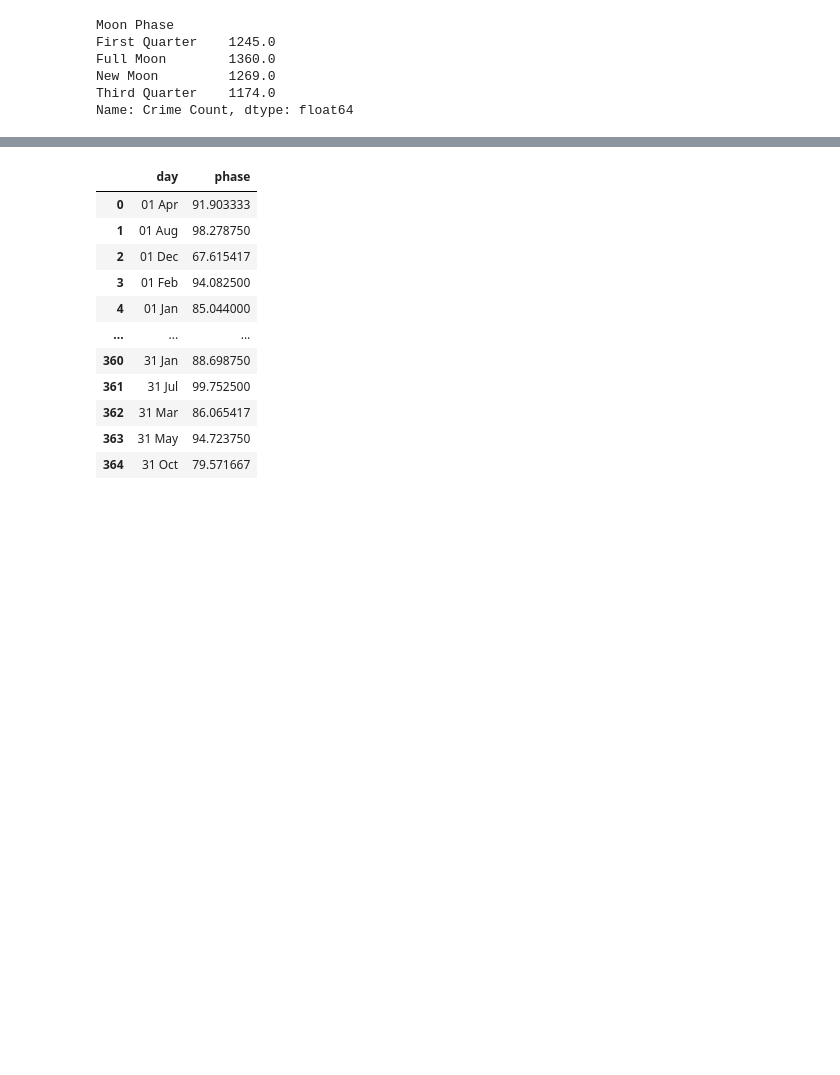
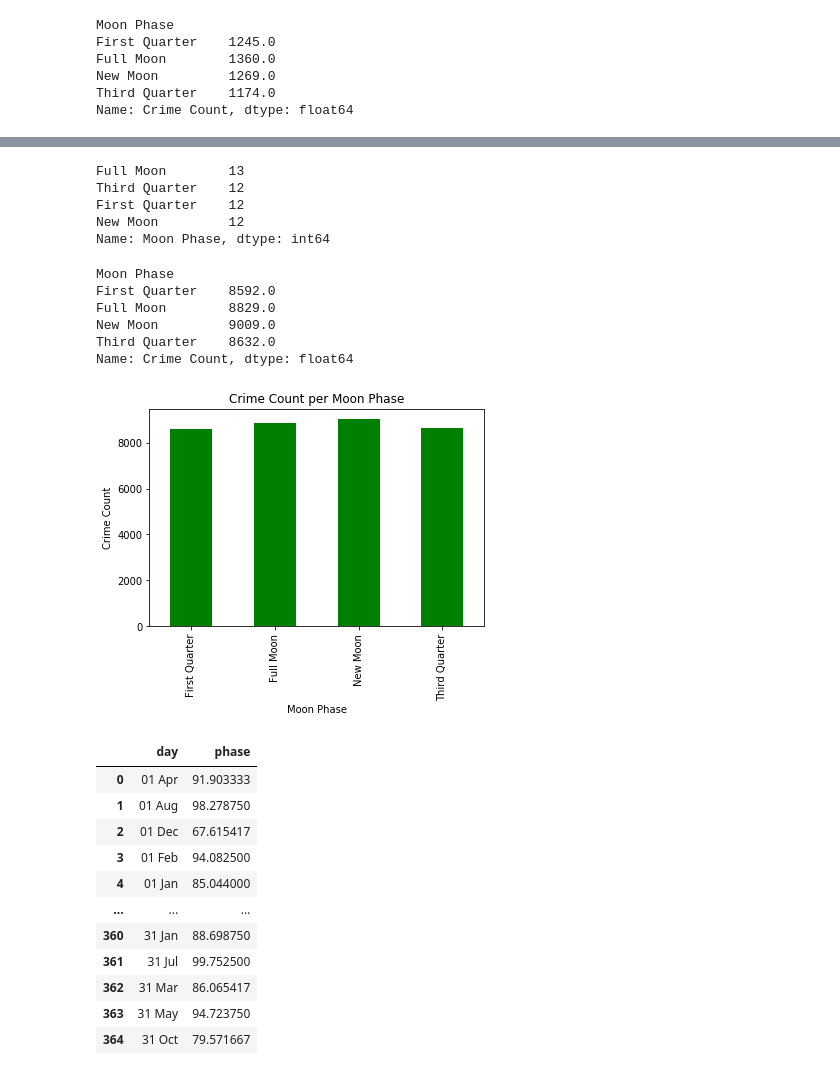
Before and after one commit to NHigs58/Project-1-, a Jupyter notebook: Graphs.ipynb, the cells around one changed output, grey strips where cells are left out. Saved outputs shown, nothing was run; the diff lists cells and outputs as text; code cells hidden in the pictures; blank space fills up the shorter version.

```diff
--- a/Graphs.ipynb
+++ b/Graphs.ipynb
@@ -70,0 +88,6 @@ Text(0, 0.5, 'Crime Count')
+# %%
+#Chicago Data
+
+csv_path = "chiMoon.csv"
+chi_df = pd.read_csv(csv_path)
+chi_df.head()
@@ -71,3 +101,32 @@ Text(0, 0.5, 'Crime Count')
+# %%
+chi_df["Moon Phase"].value_counts()
+# %% [output]
+Full Moon        13
+Third Quarter    12
+First Quarter    12
+New Moon         12
+Name: Moon Phase, dtype: int64
+# %%
+new_df = chi_df.groupby(['Moon Phase'])['Crime Count'].sum()
+new_df
+# %% [output]
+Moon Phase
+First Quarter    8592.0
+Full Moon        8829.0
+New Moon         9009.0
+Third Quarter    8632.0
+Name: Crime Count, dtype: float64
+# %%
+crime_moon_graph = new_df.plot(kind="bar", color="green")
+
+plt.title('Crime Count per Moon Phase Chicago')
+plt.title('Crime Count per Moon Phase')
+plt.xlabel('Moon Phase')
+plt.ylabel('Crime Count')
+
+plt.savefig("BarChi.png")
+# %% [output]
+[figure, added]
 # %%
 # NASA Data
 csv_path = "NASAmeans"
```
Also changed, not shown: parts of 14 cells of this notebook, 7 other files.
